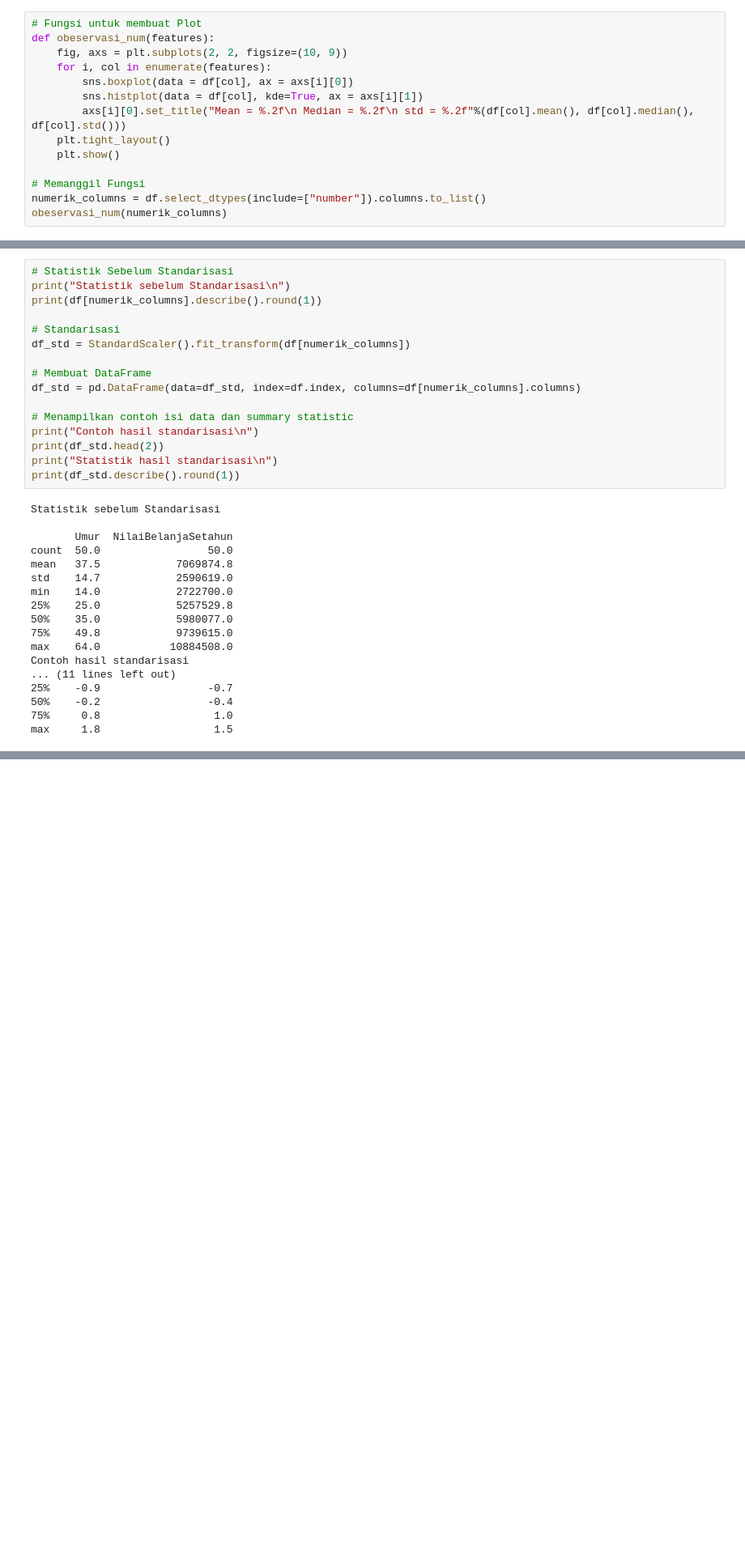
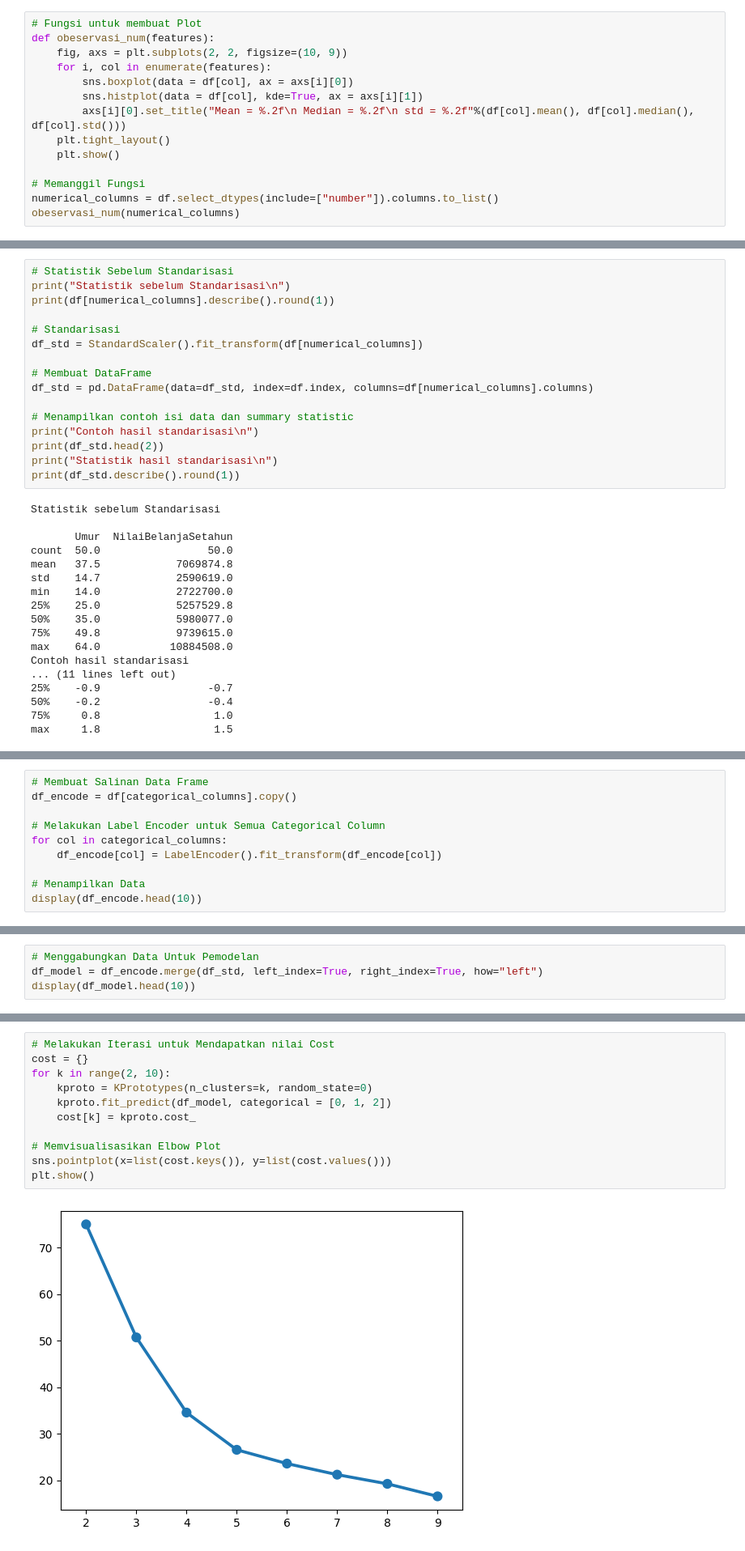
Before and after one commit to UsepSyaikalArifin/Data-Science-Projects, a Jupyter notebook: Data Science in Marketing - Customer Segmentation with Python/main.ipynb, the cells around one changed output, grey strips where cells are left out. Shown: that part at 81% size. Saved outputs shown, nothing was run; the diff lists cells and outputs as text; blank space fills up the shorter version.

Commit message:
Mempersiapkan Data Baru

```diff
--- a/Data Science in Marketing - Customer Segmentation with Python/main.ipynb
+++ b/Data Science in Marketing - Customer Segmentation with Python/main.ipynb
@@ -64,8 +66,8 @@ def obeservasi_num(features):
     plt.show()
 
 # Memanggil Fungsi
-numerik_columns = df.select_dtypes(include=["number"]).columns.to_list()
-obeservasi_num(numerik_columns)
+numerical_columns = df.select_dtypes(include=["number"]).columns.to_list()
+obeservasi_num(numerical_columns)
 # %% [output]
 [figure]
 # %% [markdown]
@@ -137,13 +139,13 @@ dtype: float64
 # %%
 # Statistik Sebelum Standarisasi
 print("Statistik sebelum Standarisasi\n")
-print(df[numerik_columns].describe().round(1))
+print(df[numerical_columns].describe().round(1))
 
 # Standarisasi
-df_std = StandardScaler().fit_transform(df[numerik_columns])
+df_std = StandardScaler().fit_transform(df[numerical_columns])
 
 # Membuat DataFrame
-df_std = pd.DataFrame(data=df_std, index=df.index, columns=df[numerik_columns].columns)
+df_std = pd.DataFrame(data=df_std, index=df.index, columns=df[numerical_columns].columns)
 
 # Menampilkan contoh isi data dan summary statistic
 print("Contoh hasil standarisasi\n")
@@ -170,0 +175,10 @@ max     1.8                  1.5
+# %%
+# Membuat Salinan Data Frame
+df_encode = df[categorical_columns].copy()
+
+# Melakukan Label Encoder untuk Semua Categorical Column
+for col in categorical_columns:
+    df_encode[col] = LabelEncoder().fit_transform(df_encode[col])
+
+# Menampilkan Data
+display(df_encode.head(10))
@@ -170,0 +199,4 @@ max     1.8                  1.5
+# %%
+# Menggabungkan Data Untuk Pemodelan
+df_model = df_encode.merge(df_std, left_index=True, right_index=True, how="left")
+display(df_model.head(10))
@@ -170,0 +221,13 @@ max     1.8                  1.5
+# %%
+# Melakukan Iterasi untuk Mendapatkan nilai Cost
+cost = {}
+for k in range(2, 10):
+    kproto = KPrototypes(n_clusters=k, random_state=0)
+    kproto.fit_predict(df_model, categorical = [0, 1, 2])
+    cost[k] = kproto.cost_
+
+# Memvisualisasikan Elbow Plot
+sns.pointplot(x=list(cost.keys()), y=list(cost.values()))
+plt.show()
+# %% [output]
+[figure, added]
```
Also changed, not shown: parts of 29 cells of this notebook, 1 other file.
